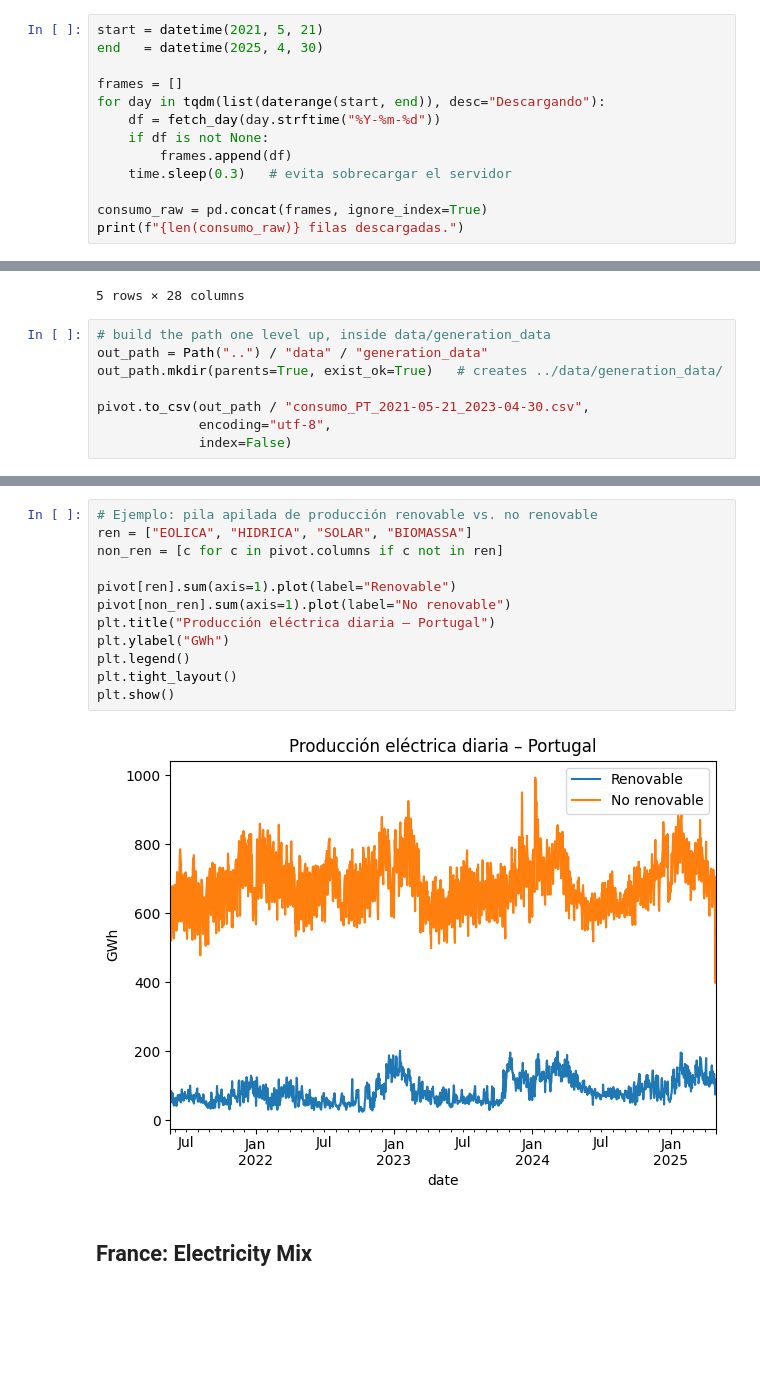
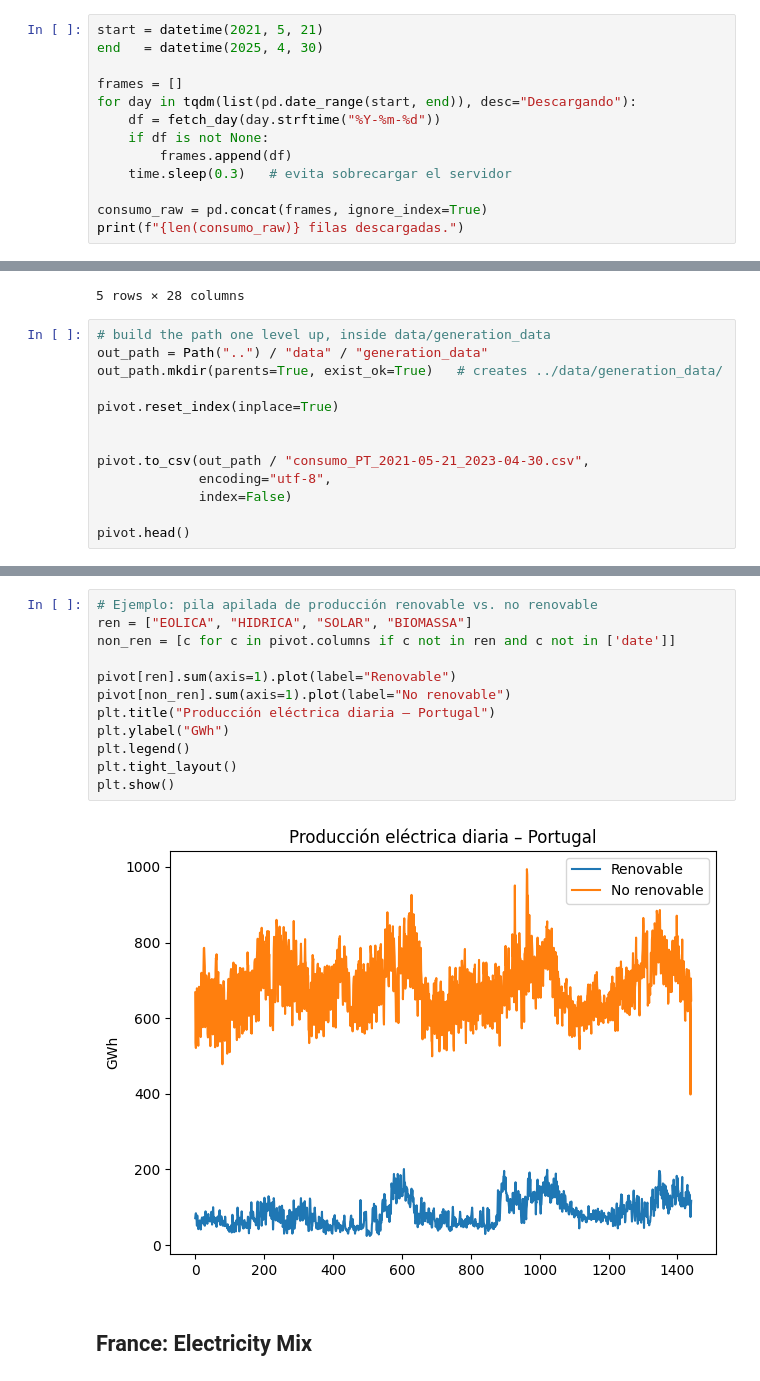
Before and after one commit to franrolotti/volatility-spillovers, a Jupyter notebook: auxiliar_notebooks/02_generation_mix_plots.ipynb, the cells around one changed output, grey strips where cells are left out. Saved outputs shown, nothing was run; the diff lists cells and outputs as text; blank space fills up the shorter version.

```diff
--- a/auxiliar_notebooks/02_generation_mix_plots.ipynb
+++ b/auxiliar_notebooks/02_generation_mix_plots.ipynb
@@ -123,7 +123,7 @@ start = datetime(2021, 5, 21)
 end   = datetime(2025, 4, 30)
 
 frames = []
-for day in tqdm(list(daterange(start, end)), desc="Descargando"):
+for day in tqdm(list(pd.date_range(start, end)), desc="Descargando"):
     df = fetch_day(day.strftime("%Y-%m-%d"))
     if df is not None:
         frames.append(df)
@@ -154,6 +154,11 @@ pivot.head()          # primera vista
 out_path = Path("..") / "data" / "generation_data"
 out_path.mkdir(parents=True, exist_ok=True)   # creates ../data/generation_data/
 
+pivot.reset_index(inplace=True)
+
+
 pivot.to_csv(out_path / "consumo_PT_2021-05-21_2023-04-30.csv",
              encoding="utf-8",
              index=False)
+
+pivot.head()
@@ -160,17 +173,17 @@ pivot.to_csv(out_path / "consumo_PT_2021-05-21_2023-04-30.csv",
 # %%
 # Ejemplo: pila apilada de producción renovable vs. no renovable
 ren = ["EOLICA", "HIDRICA", "SOLAR", "BIOMASSA"]
-non_ren = [c for c in pivot.columns if c not in ren]
+non_ren = [c for c in pivot.columns if c not in ren and c not in ['date']]
 
 pivot[ren].sum(axis=1).plot(label="Renovable")
 pivot[non_ren].sum(axis=1).plot(label="No renovable")
 plt.title("Producción eléctrica diaria – Portugal")
 plt.ylabel("GWh")
 plt.legend()
 plt.tight_layout()
 plt.show()
 # %% [output]
-[figure, old version]
+[figure, new version]
 # %% [markdown]
 ## France: Electricity Mix
 # %%
```
Also changed, not shown: parts of 20 cells of this notebook.
